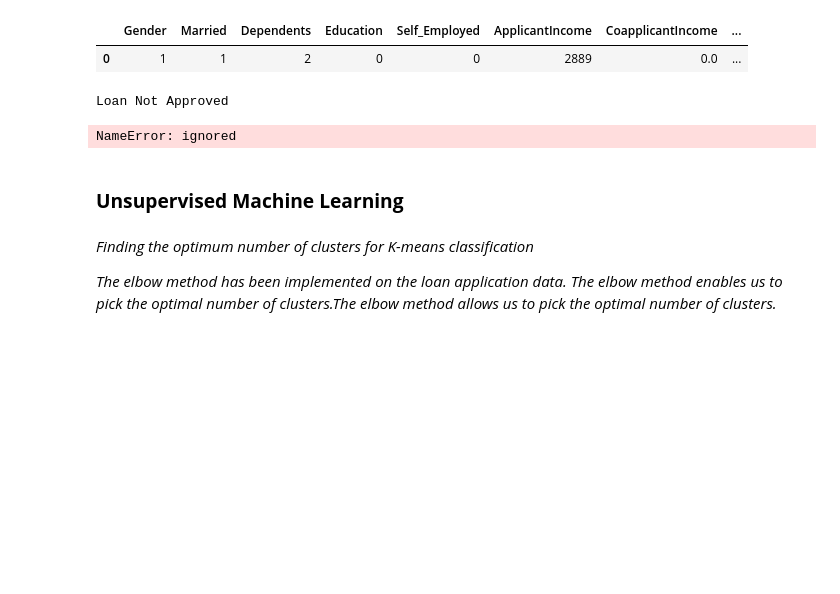
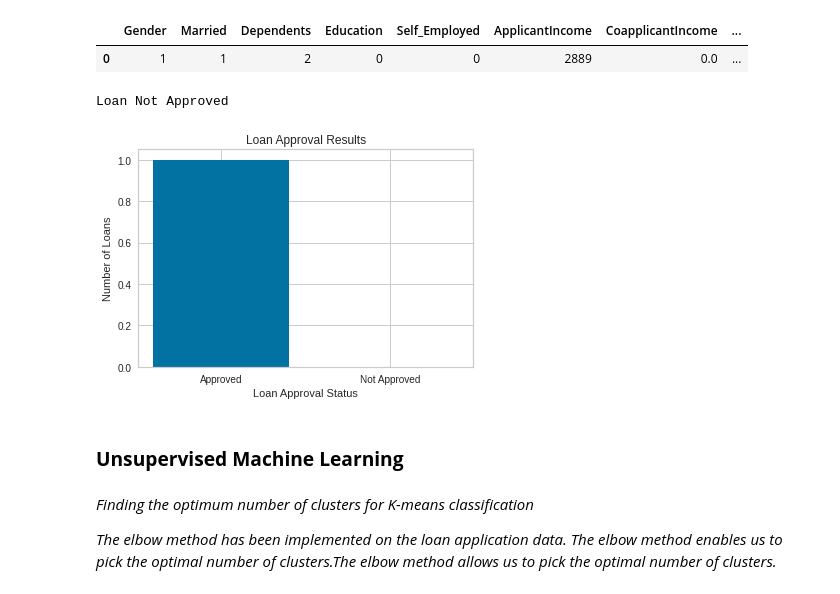
Before and after one commit to MartinNde/MartinN_1, a Jupyter notebook: Assignment_R_Application_for_Loan_.ipynb, the cells around one changed output. Saved outputs shown, nothing was run; the diff lists cells and outputs as text; code cells hidden in the pictures; blank space fills up the shorter version.

```diff
--- a/Assignment_R_Application_for_Loan_.ipynb
+++ b/Assignment_R_Application_for_Loan_.ipynb
@@ -683,11 +683,20 @@ else:
   print("Loan Not Approved")
 # %% [output]
 Loan Not Approved
-# %%
-importances = pd.Series(forest_model.feature_importances_,index=X.columns)
-importances.plot(kind='barh', figsize=(12,8))
-# %% [output]
-NameError: ignored
+# %%
+approved = 1
+not_approved = 0
+
+labels = ['Approved', 'Not Approved']
+values = [approved, not_approved]
+
+plt.bar(labels, values)
+plt.title('Loan Approval Results')
+plt.xlabel('Loan Approval Status')
+plt.ylabel('Number of Loans')
+plt.show()
+# %% [output]
+[figure, added]
 # %% [markdown]
 ### **Unsupervised Machine Learning**
 # %% [markdown]
```
Also changed, not shown: parts of 17 cells of this notebook.
